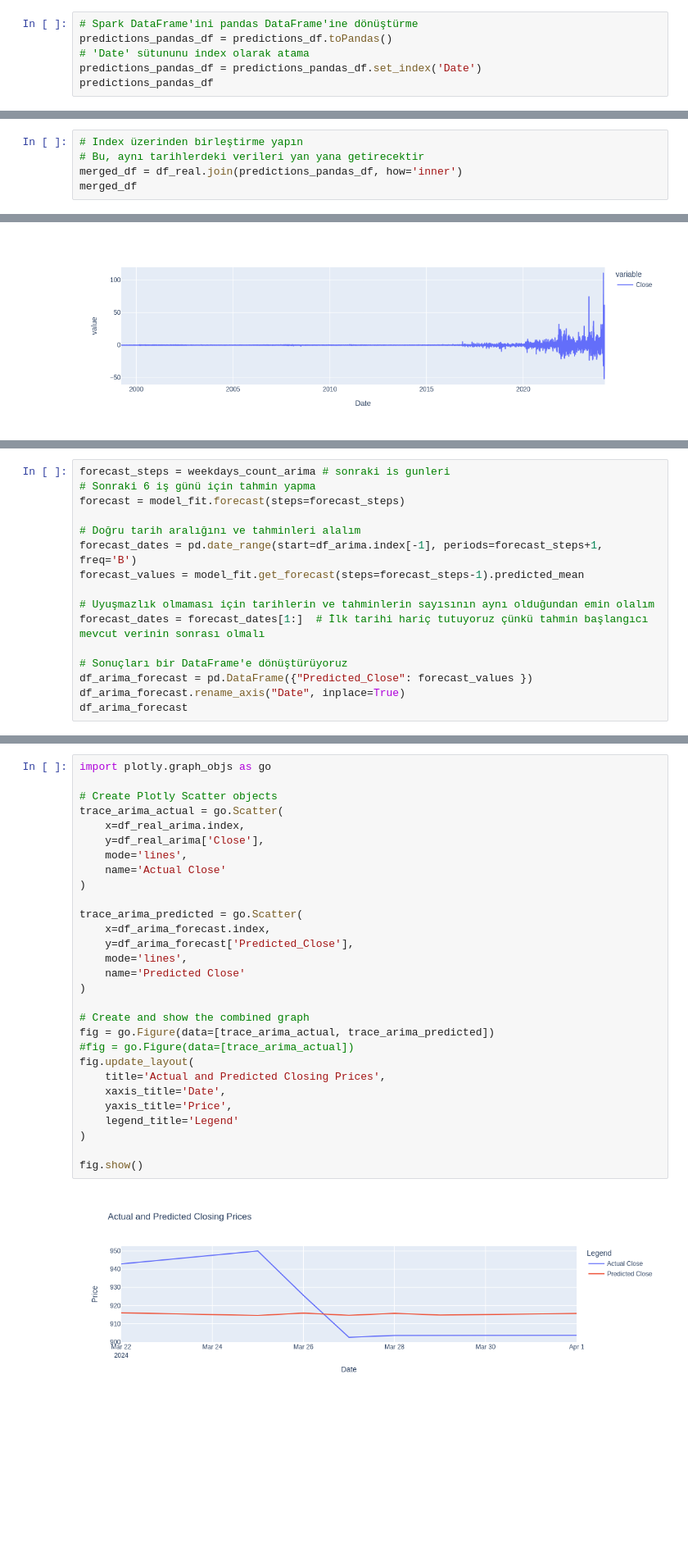
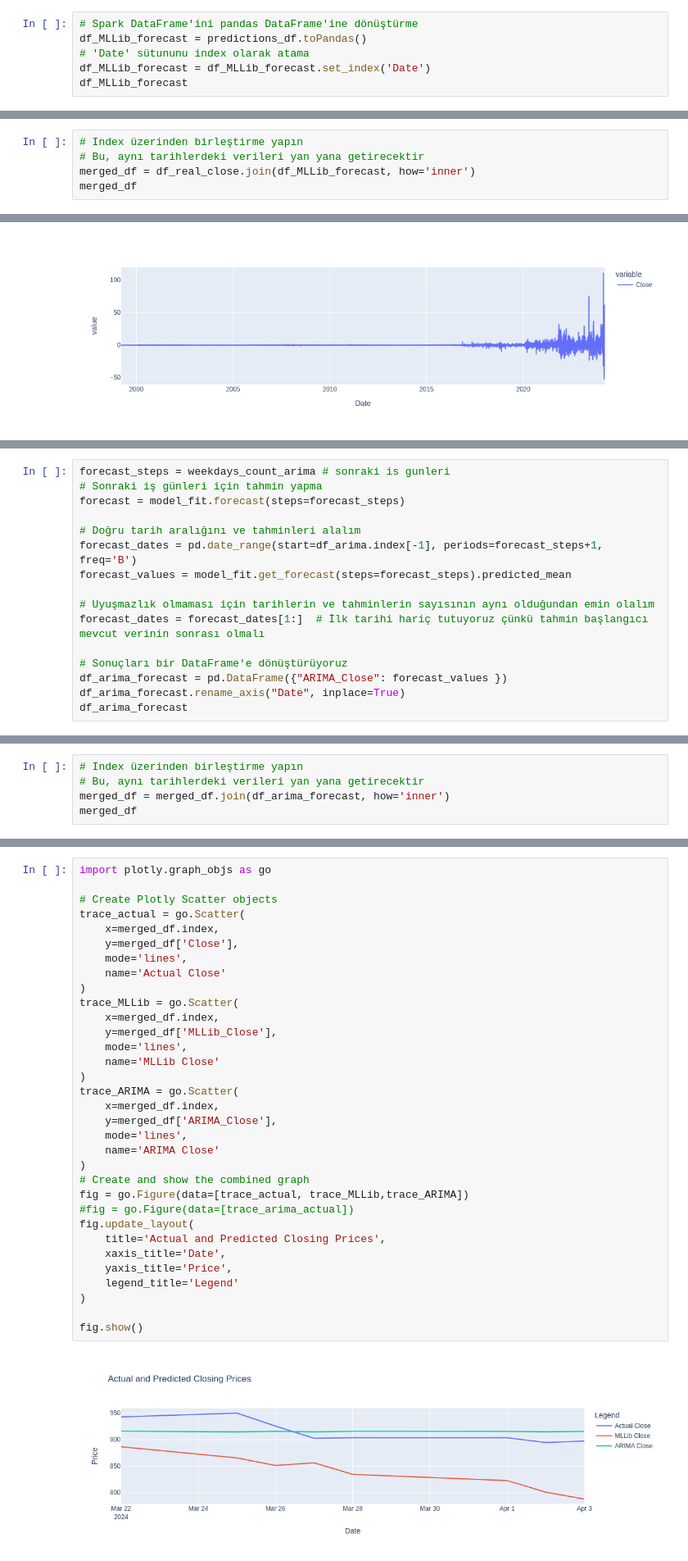
Before and after one commit to TunahanINCE/Machine-Learning-Models-for-Predicting-Stock-Market-Closing-Prices, a Jupyter notebook: TunahanINCE.ipynb, the cells around one changed output, grey strips where cells are left out. Shown at 82% size. Saved outputs shown, nothing was run; the diff lists cells and outputs as text; blank space fills up the shorter version.

```diff
--- a/TunahanINCE.ipynb
+++ b/TunahanINCE.ipynb
@@ -357,7 +357,7 @@ df_real_close
 # %%
 # Spark DataFrame'ini pandas DataFrame'ine dönüştürme
-predictions_pandas_df = predictions_df.toPandas()
+df_MLLib_forecast = predictions_df.toPandas()
 # 'Date' sütununu index olarak atama
-predictions_pandas_df = predictions_pandas_df.set_index('Date')
-predictions_pandas_df
+df_MLLib_forecast = df_MLLib_forecast.set_index('Date')
+df_MLLib_forecast
 # %% [output]
@@ -379,6 +382,6 @@ pd.options.plotting.backend = "plotly"
 # %%
 # Index üzerinden birleştirme yapın
 # Bu, aynı tarihlerdeki verileri yan yana getirecektir
-merged_df = df_real.join(predictions_pandas_df, how='inner')
+merged_df = df_real_close.join(df_MLLib_forecast, how='inner')
 merged_df
 # %% [output]
@@ -621,17 +659,17 @@ weekdays_count_arima, total_days_arima
 # %%
 forecast_steps = weekdays_count_arima # sonraki is gunleri
-# Sonraki 6 iş günü için tahmin yapma
+# Sonraki iş günleri için tahmin yapma
 forecast = model_fit.forecast(steps=forecast_steps)
 
 # Doğru tarih aralığını ve tahminleri alalım
 forecast_dates = pd.date_range(start=df_arima.index[-1], periods=forecast_steps+1, freq='B')
-forecast_values = model_fit.get_forecast(steps=forecast_steps-1).predicted_mean
+forecast_values = model_fit.get_forecast(steps=forecast_steps).predicted_mean
 
 # Uyuşmazlık olmaması için tarihlerin ve tahminlerin sayısının aynı olduğundan emin olalım
 forecast_dates = forecast_dates[1:]  # İlk tarihi hariç tutuyoruz çünkü tahmin başlangıcı mevcut verinin sonrası olmalı
 
 # Sonuçları bir DataFrame'e dönüştürüyoruz
-df_arima_forecast = pd.DataFrame({"Predicted_Close": forecast_values })
+df_arima_forecast = pd.DataFrame({"ARIMA_Close": forecast_values })
 df_arima_forecast.rename_axis("Date", inplace=True)
 df_arima_forecast
 # %% [output]
@@ -660,0 +689,5 @@ df_real_arima
+# %%
+# Index üzerinden birleştirme yapın
+# Bu, aynı tarihlerdeki verileri yan yana getirecektir
+merged_df = merged_df.join(df_arima_forecast, how='inner')
+merged_df
@@ -661,31 +711,35 @@ df_real_arima
 # %%
 import plotly.graph_objs as go
 
 # Create Plotly Scatter objects
-trace_arima_actual = go.Scatter(
-    x=df_real_arima.index,
-    y=df_real_arima['Close'],
+trace_actual = go.Scatter(
+    x=merged_df.index,
+    y=merged_df['Close'],
     mode='lines',
     name='Actual Close'
 )
-
-trace_arima_predicted = go.Scatter(
-    x=df_arima_forecast.index,
-    y=df_arima_forecast['Predicted_Close'],
+trace_MLLib = go.Scatter(
+    x=merged_df.index,
+    y=merged_df['MLLib_Close'],
     mode='lines',
-    name='Predicted Close'
+    name='MLLib Close'
 )
-
+trace_ARIMA = go.Scatter(
+    x=merged_df.index,
+    y=merged_df['ARIMA_Close'],
+    mode='lines',
+    name='ARIMA Close'
+)
 # Create and show the combined graph
-fig = go.Figure(data=[trace_arima_actual, trace_arima_predicted])
+fig = go.Figure(data=[trace_actual, trace_MLLib,trace_ARIMA])
 #fig = go.Figure(data=[trace_arima_actual])
 fig.update_layout(
     title='Actual and Predicted Closing Prices',
     xaxis_title='Date',
     yaxis_title='Price',
     legend_title='Legend'
 )
 
 fig.show()
 # %% [output]
-[figure, old version]
+[figure, new version]
```
Also changed, not shown: parts of 105 cells of this notebook.
